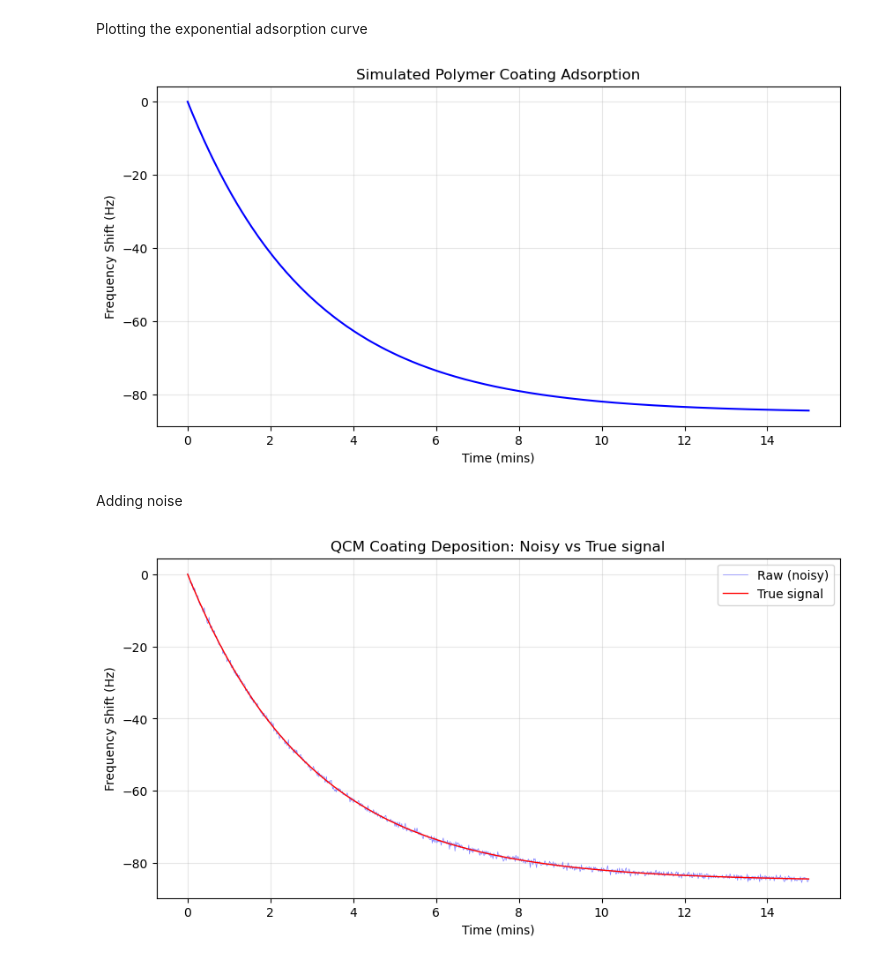
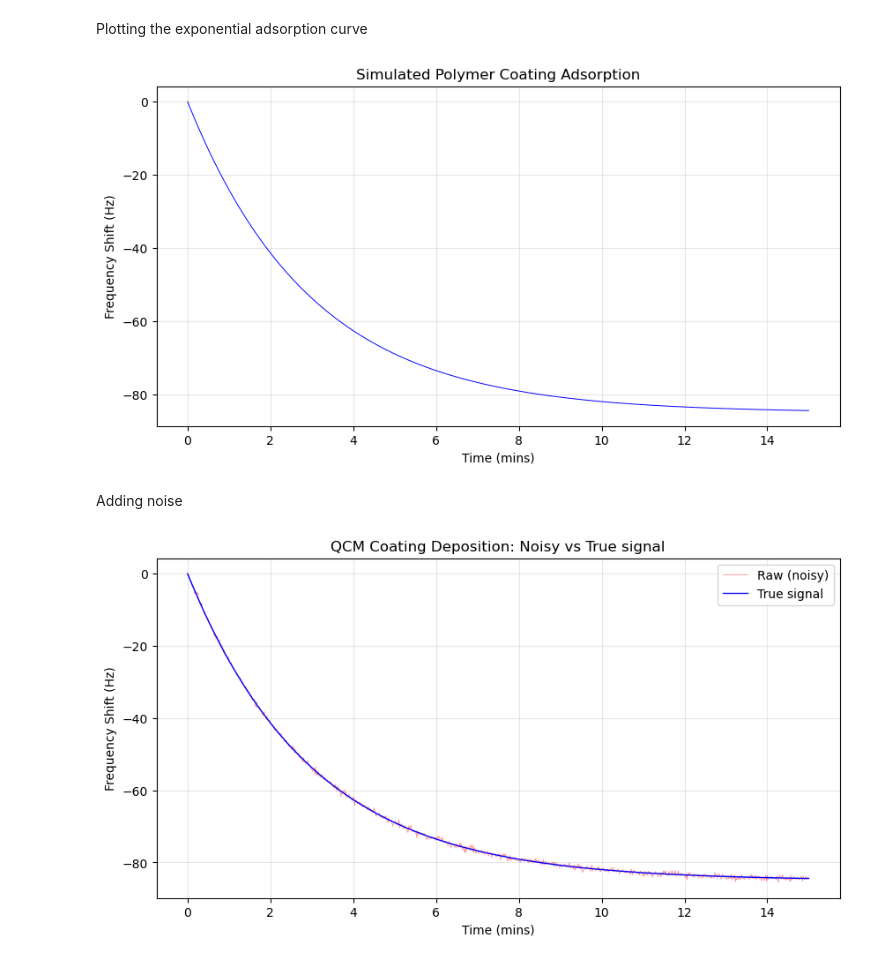
Before and after one commit to Sahanatavaragondi/qcm-polymer-coating-analysis, a Jupyter notebook: learning_notebook.ipynb, the cells around one changed output. Cells and saved outputs as stored; diff of their text form; code cells hidden in the pictures.

```diff
--- a/learning_notebook.ipynb
+++ b/learning_notebook.ipynb
@@ -103,28 +103,28 @@ adsorption = -85 * (1 - np.exp(-time/tau))
 
 #plot
 plt.figure(figsize=(10,5))
-plt.plot(time/60, adsorption, color='blue')
+plt.plot(time/60, adsorption, linewidth = 0.7, color='blue')
 plt.xlabel('Time (mins)')
 plt.ylabel('Frequency Shift (Hz)')
 plt.title('Simulated Polymer Coating Adsorption')
 plt.grid(True, alpha = 0.3)
 plt.show()
 # %% [output]
-[figure, old version]
+[figure, new version]
 # %% [markdown]
 Adding noise
 # %%
 noise = np.random.normal(0, 0.5, 900)
 noisy_adsorption = adsorption + noise
 
 plt.figure(figsize = (10,5))
-plt.plot(time / 60, noisy_adsorption, color = 'blue', alpha = 0.5, linewidth = 0.5, label = 'Raw (noisy)')
-plt.plot(time / 60, adsorption, color = 'red', linewidth = 1, label = 'True signal')
+plt.plot(time / 60, noisy_adsorption, color = 'red', alpha = 0.5, linewidth = 0.5, label = 'Raw (noisy)')
+plt.plot(time / 60, adsorption, color = 'blue', linewidth = 1, label = 'True signal')
 plt.xlabel('Time (mins)')
 plt.ylabel('Frequency Shift (Hz)')
 plt.title('QCM Coating Deposition: Noisy vs True signal')
 plt.legend()
 plt.grid(True, alpha = 0.3)
 plt.show()
 # %% [output]
-[figure, old version]
+[figure, new version]
```
Also changed, not shown: parts of 3 cells of this notebook.
